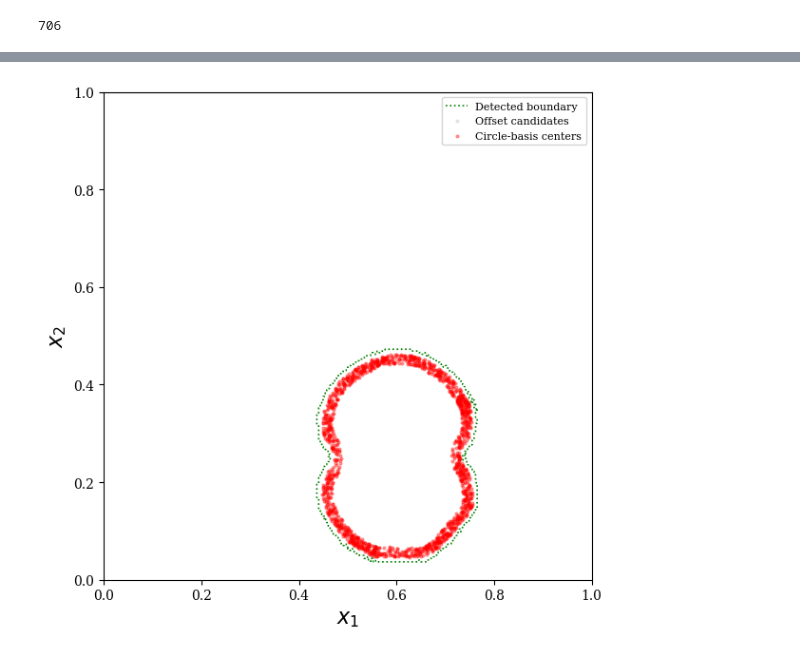
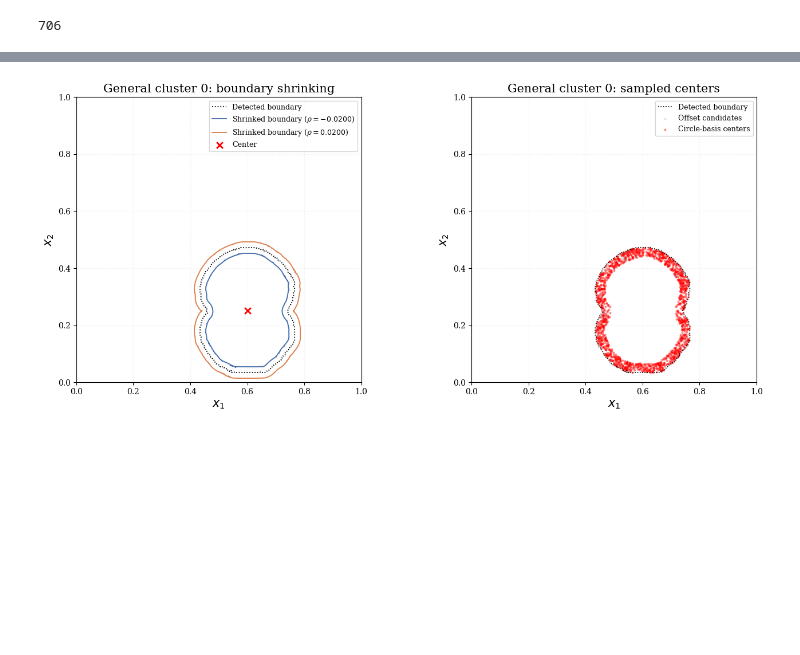
Before and after one commit to Lydiaa66/MA-RFM, a Jupyter notebook: Ex4.6/MA_RFM_5%.ipynb, the cells around one changed output, grey strips where cells are left out. Cells and saved outputs as stored; diff of their text form; code cells hidden in the pictures; blank space fills up the shorter version.

```diff
--- a/Ex4.6/MA_RFM_5%.ipynb
+++ b/Ex4.6/MA_RFM_5%.ipynb
@@ -5,7 +5,7 @@ import numpy as np
 import time
 torch.set_default_dtype(torch.float64)
 np.random.seed(2)
-device = torch.device("cuda:1" if torch.cuda.is_available() else "cpu")
+device = torch.device("cuda:3" if torch.cuda.is_available() else "cpu")
 print(device)
 import numpy as np
 import sys # Add the module path. Windows and Linux use different path separators; the raw string prevents escape sequences such as \n from being interpreted.
@@ -302,9 +309,20 @@ alpha = 5e-3
 
 # Offset the numerically detected boundary by several detection-grid spacings.
 h = max((tau_x_max - tau_x_min) / (2*Qx), (tau_y_max - tau_y_min) / (2*Qy))
-scale_factor = -np.random.uniform(3*h, 9*h, size=M_sig)
+scale_factor = np.random.uniform(-10*h, 0, size=M_sig)
+try:
+    kidney_center = np.asarray(kidney_result["params"]["center"])
+except Exception:
+    kidney_center = np.mean(kidney_boundary, axis=0)
+
 scale_curves, sign_distances_t = bound_detect.generate_signed_distance(
-    g_store[-1], kidney_boundary, alpha, scale_factor, M_sig
+    g_store[-1],
+    kidney_boundary,
+    alpha,
+    scale_factor,
+    M_sig,
+    center=kidney_center,
+    center_oriented=True,
 )
 # %%
 scale_factor
@@ -314,49 +332,44 @@ array([-0.02467684, -0.01392004, -0.02626356, ..., -0.02055892,
 # %%
-from scipy.spatial import cKDTree
+reload(visual)
+reload(bound_detect)
 
-# Candidate centers for the circular enrichment basis are sampled from the
-# normal-offset numerical boundary.  Sampling is biased toward nearby high-gradient
-# Q points, so no exact kidney boundary information is used.
-scale_factor_noise = -np.random.uniform(3*h, 9*h, size=M_sig)
-offset_curves = bound_detect.simple_offset_batch(kidney_boundary, alpha, scale_factor_noise)
-candidate_centers = offset_curves.reshape(-1, 2)
+try:
+    kidney_center = np.asarray(kidney_result["params"]["center"])
+except Exception:
+    kidney_center = np.mean(kidney_boundary, axis=0)
 
-q_indices = kidney_result.get("indices")
-if q_indices is not None:
-    q_points = kidney_result["points"]
-    q_grad_vals = g_S[q_indices[:, 0], q_indices[:, 1]]
-    tree = cKDTree(q_points)
-    _, nearest = tree.query(candidate_centers, k=1)
-    weights = np.maximum(q_grad_vals[nearest], 0)
-    if np.sum(weights) > 0:
-        weights = weights / np.sum(weights)
-    else:
-        weights = None
-else:
-    weights = None
+kidney_cluster_id = int(kidney_result.get("cluster_id", 0)) if isinstance(kidney_result, dict) else 0
+kidney_item = dict(kidney_result) if isinstance(kidney_result, dict) else {"cluster_id": kidney_cluster_id}
+kidney_item["cluster_id"] = kidney_cluster_id
+kidney_params = dict(kidney_item.get("params", {}))
+kidney_params["center"] = kidney_center
+kidney_item["params"] = kidney_params
 
-noise_choice = np.random.choice(len(candidate_centers), size=M_sig, replace=True, p=weights)
-noise_centers = candidate_centers[noise_choice]
+kidney_noise_outputs = visual.plot_boundary_shrinking_and_noise_centers(
+    [kidney_item],
+    boundaries={kidney_cluster_id: kidney_boundary},
+    g_S=g_S,
+    tau_x_min=tau_x_min,
+    tau_x_max=tau_x_max,
+    tau_y_min=tau_y_min,
+    tau_y_max=tau_y_max,
+    h=h,
+    alpha=alpha,
+    M_sig=M_sig,
+    shrink_distances=globals().get("offset_distances", np.array([-6 * h, -3 * h])),
+    noise_scale_range=(-10.0, 0.0),
+    n_resample_shrink=1200,
+    n_resample_noise=800,
+    output_directory="./noise=5%",
+    output_filename="circle_basis_centers.png",
+)
+
+offset_curves = kidney_noise_outputs["offset_curves"][kidney_cluster_id]
+candidate_centers = kidney_noise_outputs["candidate_centers_by_cluster"][kidney_cluster_id]
+scale_factor_noise = kidney_noise_outputs["noise_scale_factors_by_cluster"][kidney_cluster_id]
+noise_centers = kidney_noise_outputs["noise_centers_by_cluster"][kidney_cluster_id]
 b1_noise = noise_centers[:, 0]
 b2_noise = noise_centers[:, 1]
 bound_num_scaled = noise_centers.reshape(1, -1, 2)
-
-plt.figure(figsize=(7, 6))
-plt.plot(kidney_boundary[:, 0], kidney_boundary[:, 1], c="g", linestyle=":", linewidth=1.2, label="Detected boundary")
-plt.scatter(candidate_centers[::max(1, len(candidate_centers)//400), 0], candidate_centers[::max(1, len(candidate_centers)//400), 1],
-            s=4, c="lightgray", alpha=0.5, label="Offset candidates")
-plt.scatter(b1_noise, b2_noise, s=4, c="red", alpha=0.35, label="Circle-basis centers")
-if q_indices is not None:
-    plt.scatter(q_points[:, 0], q_points[:, 1], c=q_grad_vals, cmap="viridis", s=5, alpha=0.4, label=r"$Q_{grad}$")
-    plt.colorbar(label="gradient")
-plt.xlabel(r"$x_1$", fontsize=16)
-plt.ylabel(r"$x_2$", fontsize=16)
-plt.xlim(tau_x_min, tau_x_max)
-plt.ylim(tau_y_min, tau_y_max)
-plt.gca().set_aspect("equal", adjustable="box")
-plt.legend(fontsize=8)
-plt.tight_layout()
-plt.savefig("./noise=5%/circle_basis_centers.png", dpi=300, bbox_inches="tight")
-plt.show()
 # %% [output]
-[figure, old version]
+[figure, new version]
```
Also changed, not shown: parts of 17 cells of this notebook, 52 other files.
